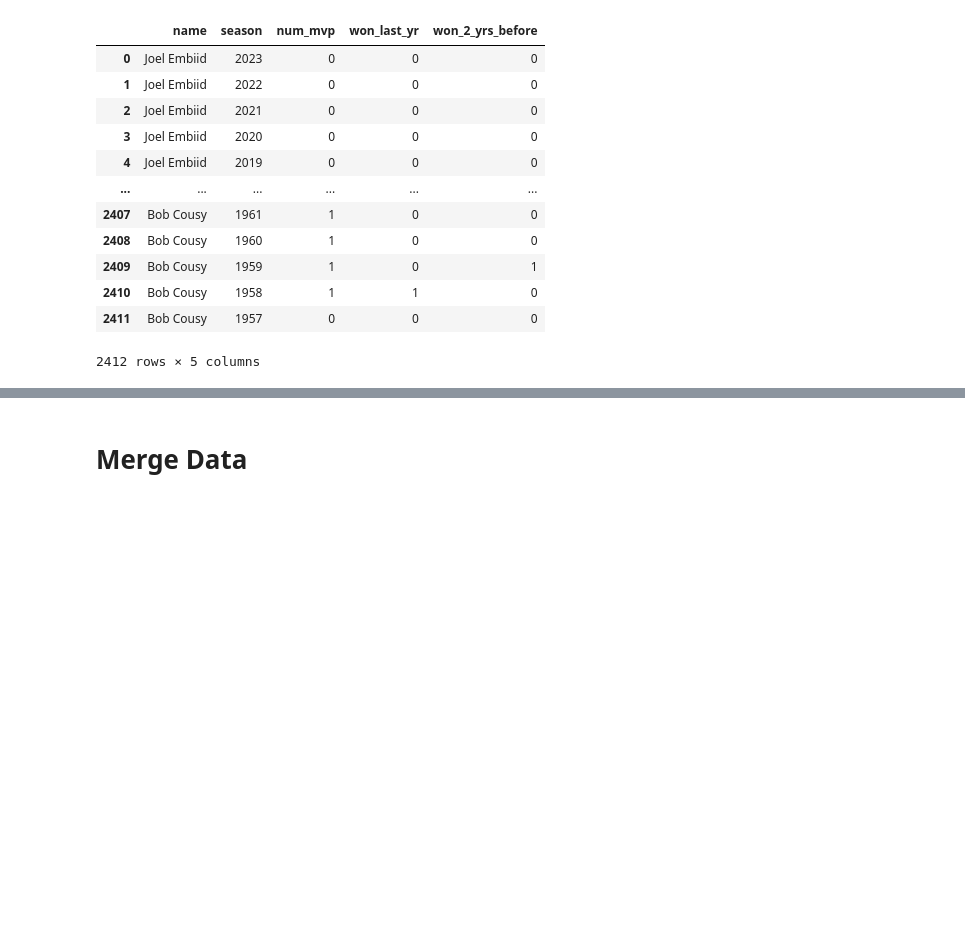
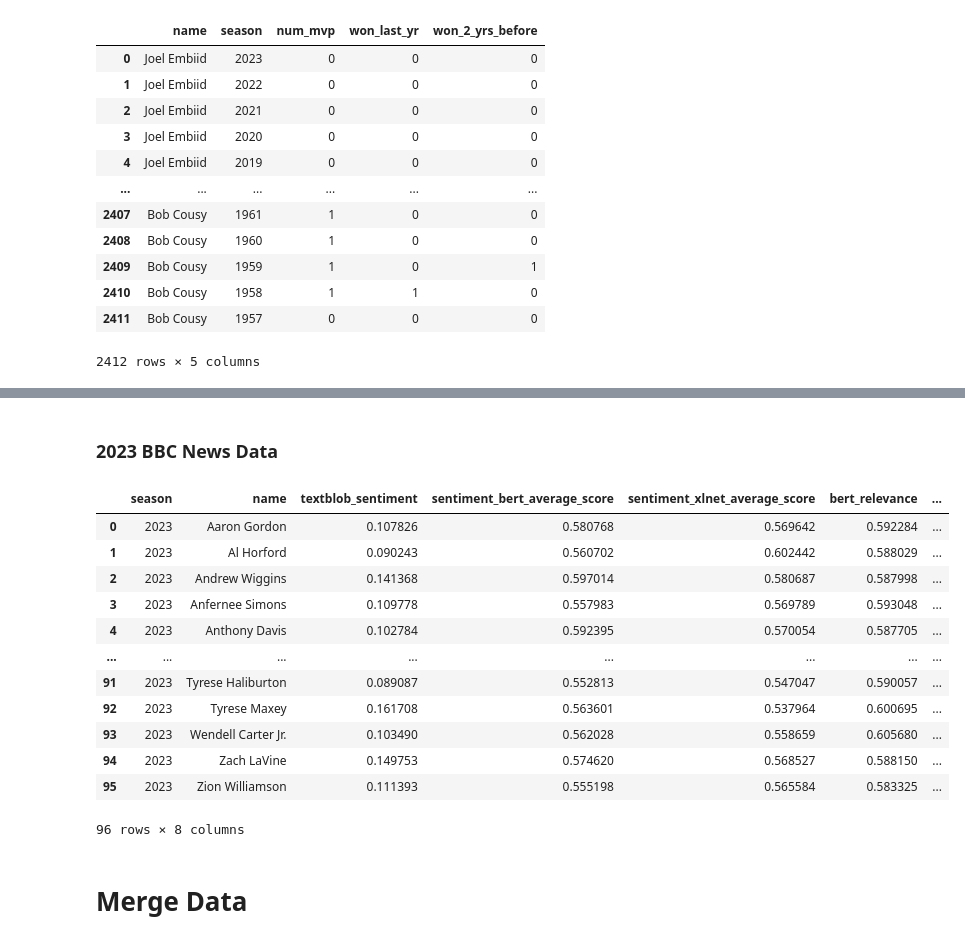
Before and after one commit to tz1211/DS105L-Project-404-Not-Found, a Jupyter notebook: Code/final_data_cleaning.ipynb, the cells around one changed output, grey strips where cells are left out. Saved outputs shown, nothing was run; the diff lists cells and outputs as text; code cells hidden in the pictures; blank space fills up the shorter version.

```diff
--- a/Code/final_data_cleaning.ipynb
+++ b/Code/final_data_cleaning.ipynb
@@ -133,3 +153,23 @@ df_mvp_count
+# %% [markdown]
+### 2023 BBC News Data
+# %%
+df_bbc_2023 = pd.read_csv("../Data/bbc_data_2023.csv")
+df_bbc_2023.drop("Unnamed: 0", axis = 1, inplace = True)
+df_bbc_2023
+# %% [output]
+|  | season | name | textblob_sentiment | sentiment_bert_average_score | sentiment_xlnet_average_score | bert_relevance | ... |
+| 0 | 2023 | Aaron Gordon | 0.107826 | 0.580768 | 0.569642 | 0.592284 | ... |
+| 1 | 2023 | Al Horford | 0.090243 | 0.560702 | 0.602442 | 0.588029 | ... |
+| 2 | 2023 | Andrew Wiggins | 0.141368 | 0.597014 | 0.580687 | 0.587998 | ... |
+| 3 | 2023 | Anfernee Simons | 0.109778 | 0.557983 | 0.569789 | 0.593048 | ... |
+| 4 | 2023 | Anthony Davis | 0.102784 | 0.592395 | 0.570054 | 0.587705 | ... |
+| ... | ... | ... | ... | ... | ... | ... | ... |
+| 91 | 2023 | Tyrese Haliburton | 0.089087 | 0.552813 | 0.547047 | 0.590057 | ... |
+| 92 | 2023 | Tyrese Maxey | 0.161708 | 0.563601 | 0.537964 | 0.600695 | ... |
+| 93 | 2023 | Wendell Carter Jr. | 0.103490 | 0.562028 | 0.558659 | 0.605680 | ... |
+| 94 | 2023 | Zach LaVine | 0.149753 | 0.574620 | 0.568527 | 0.588150 | ... |
+| 95 | 2023 | Zion Williamson | 0.111393 | 0.555198 | 0.565584 | 0.583325 | ... |
+96 rows × 8 columns
 # %% [markdown]
 # Merge Data
 # %% [markdown]
```
Also changed, not shown: parts of 10 cells of this notebook.
